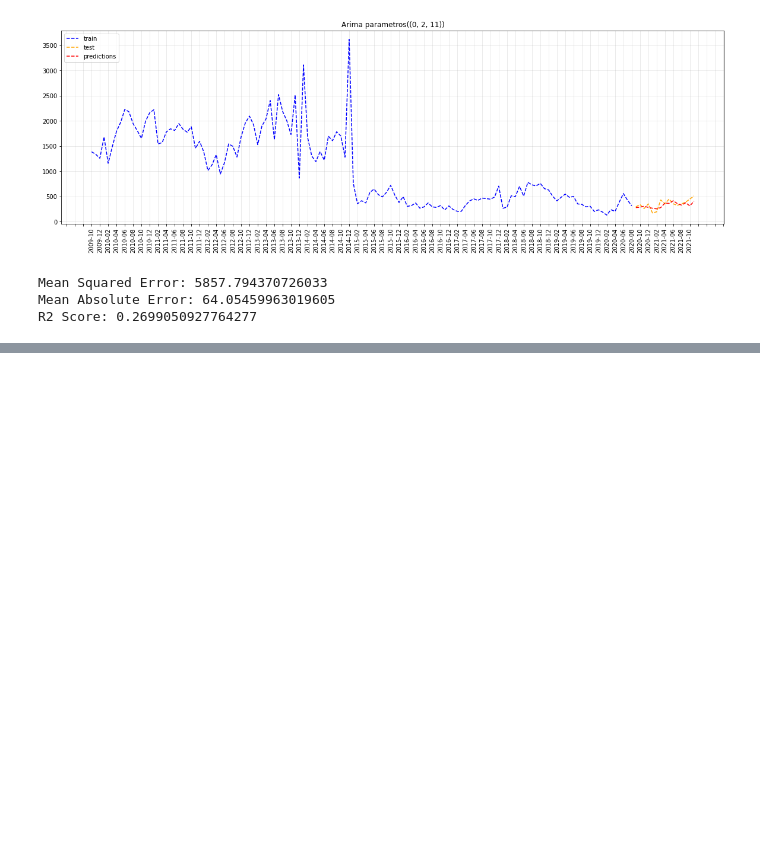
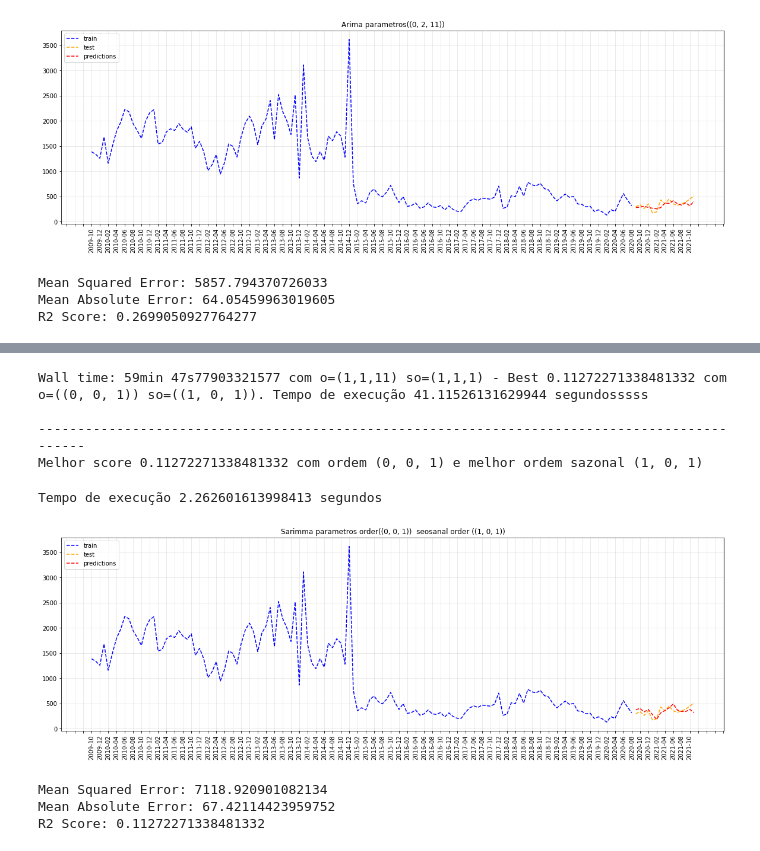
Before and after one commit to gdutramartins/forecast-desembolso, a Jupyter notebook: auto-regressive-pred.ipynb, the cells around one changed output, grey strips where cells are left out. Cells and saved outputs as stored; diff of their text form; code cells hidden in the pictures; blank space fills up the shorter version.

```diff
--- a/auto-regressive-pred.ipynb
+++ b/auto-regressive-pred.ipynb
@@ -202,0 +221,47 @@ Não melhorou -0.1252390300749162 com o=(0,1,7) so=(0,0,0) - Best 0.112722713384
+# %%
+%time (best_score_sarima, best_order_sarima, best_seasonal_order_sarima) = grid_search_sarima(y_train, y_true)
+print('\n----------------------------------------------------------------------------------------------')
+print(f'Melhor score {best_score_sarima} com ordem {best_order_sarima} e melhor ordem sazonal {best_seasonal_order_sarima}')
+# %% [output]
+Wall time: 59min 47s77903321577 com o=(1,1,11) so=(1,1,1) - Best 0.11272271338481332 com o=((0, 0, 1)) so=((1, 0, 1)). Tempo de execução 41.11526131629944 segundosssss
+
+----------------------------------------------------------------------------------------------
+Melhor score 0.11272271338481332 com ordem (0, 0, 1) e melhor ordem sazonal (1, 0, 1)
+# %%
+#best_order = (0,2,11)
+best_seasonal_order_tuple = best_seasonal_order_sarima + (12,)
+with warnings.catch_warnings():
+    warnings.simplefilter('ignore')
+    start_time = time.time()
+    prediction_list = []
+    for step in range(len(y_train)):
+        mod = sm.tsa.statespace.SARIMAX(y_train[step], order=best_order_sarima, seasonal_order=best_seasonal_order_tuple)
+        res = mod.fit(disp=False)
+        prediction_list.append(res.forecast(steps=1))
+    sarima_prediction = np.array(prediction_list)
+    print(f'Tempo de execução {time.time() - start_time} segundos')
+# %% [output]
+Tempo de execução 2.262601613998413 segundos
+# %%
+plt.figure(figsize=(20,6))
+plt.xticks(rotation='vertical')
+plt.gca().xaxis.set_major_locator(plt.MultipleLocator(2))
+plt.plot(desembolso_time[:len(X_test)], X_test, 'b--', label="train")
+plt.plot(desembolso_time[-len(y_true):], y_true, color='orange', linestyle="--", label="test")
+plt.plot(desembolso_time[-len(sarima_prediction):], sarima_prediction, 'r--', label="predictions")
+plt.legend(loc='upper left')
+plt.title(f"Sarimma parametros order({best_order_sarima})  seosanal order ({best_seasonal_order_sarima})")
+plt.grid(alpha=0.3);
+# %% [output]
+[figure, added]
+# %%
+sarima_mse = mean_squared_error(y_true, sarima_prediction, squared=True)
+sarima_mae = mean_absolute_error(y_true, sarima_prediction)
+sarima_r2 = r2_score(y_true, sarima_prediction)
+print(f'Mean Squared Error: {sarima_mse} ')
+print(f'Mean Absolute Error: {sarima_mae}')
+print(f'R2 Score: {sarima_r2}')
+# %% [output]
+Mean Squared Error: 7118.920901082134
+Mean Absolute Error: 67.42114423959752
+R2 Score: 0.11272271338481332
```
Also changed, not shown: parts of 17 cells of this notebook, 3 other files.
